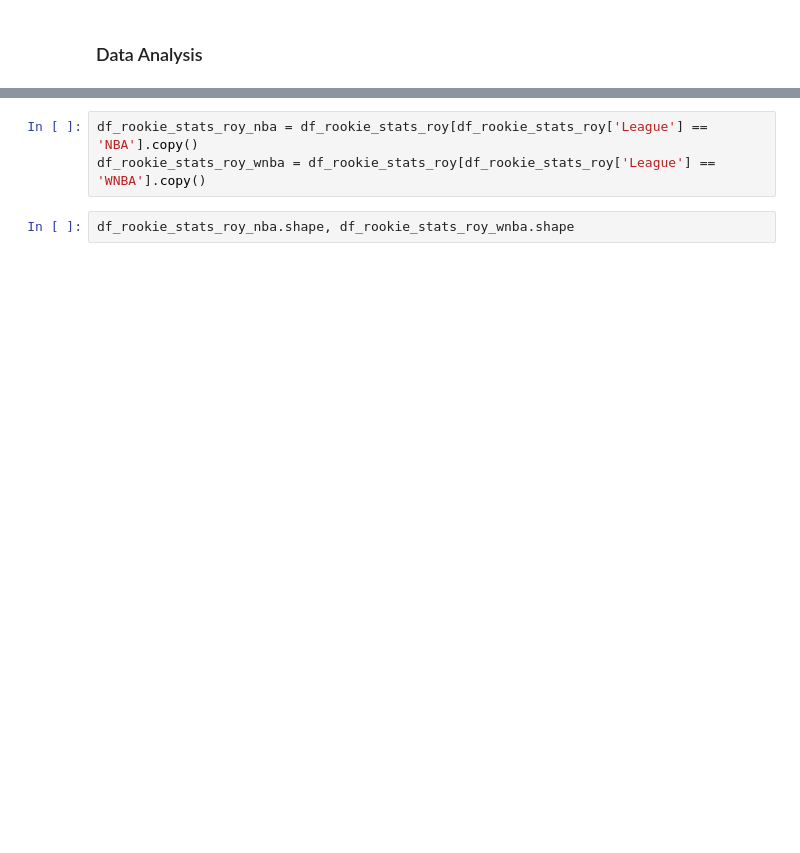
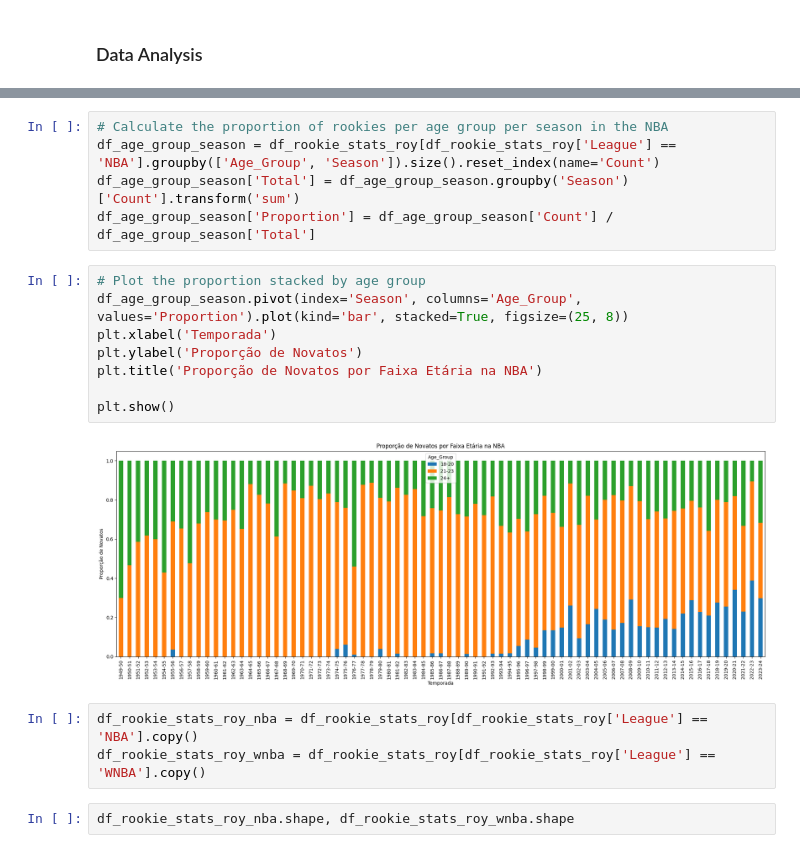
Before and after one commit to ThiagoMonica/nba-roy-prediction, a Jupyter notebook: notebooks/NBA_Rookie_of_Year_Prediction.ipynb, the cells around one changed output, grey strips where cells are left out. Saved outputs shown, nothing was run; the diff lists cells and outputs as text; blank space fills up the shorter version.

```diff
--- a/notebooks/NBA_Rookie_of_Year_Prediction.ipynb
+++ b/notebooks/NBA_Rookie_of_Year_Prediction.ipynb
@@ -346,3 +598,18 @@ plt.show()
+# %%
+# Calculate the proportion of rookies per age group per season in the NBA
+df_age_group_season = df_rookie_stats_roy[df_rookie_stats_roy['League'] == 'NBA'].groupby(['Age_Group', 'Season']).size().reset_index(name='Count')
+df_age_group_season['Total'] = df_age_group_season.groupby('Season')['Count'].transform('sum')
+df_age_group_season['Proportion'] = df_age_group_season['Count'] / df_age_group_season['Total']
+# %%
+# Plot the proportion stacked by age group
+df_age_group_season.pivot(index='Season', columns='Age_Group', values='Proportion').plot(kind='bar', stacked=True, figsize=(25, 8))
+plt.xlabel('Temporada')
+plt.ylabel('Proporção de Novatos')
+plt.title('Proporção de Novatos por Faixa Etária na NBA')
+
+plt.show()
+# %% [output]
+[figure, added]
 # %%
 df_rookie_stats_roy_nba = df_rookie_stats_roy[df_rookie_stats_roy['League'] == 'NBA'].copy()
 df_rookie_stats_roy_wnba = df_rookie_stats_roy[df_rookie_stats_roy['League'] == 'WNBA'].copy()
```
Also changed, not shown: parts of 56 cells of this notebook, 12 other files.
